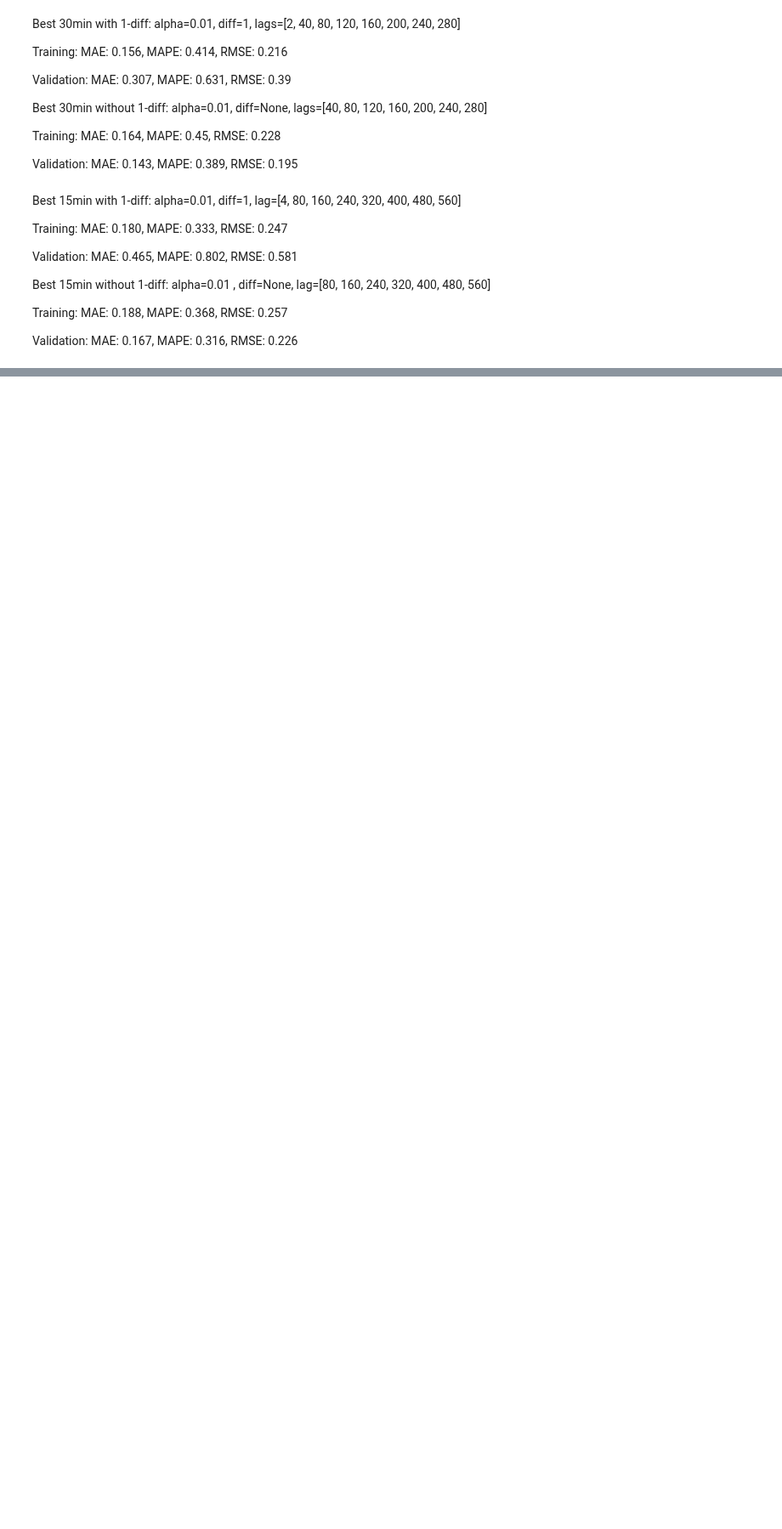
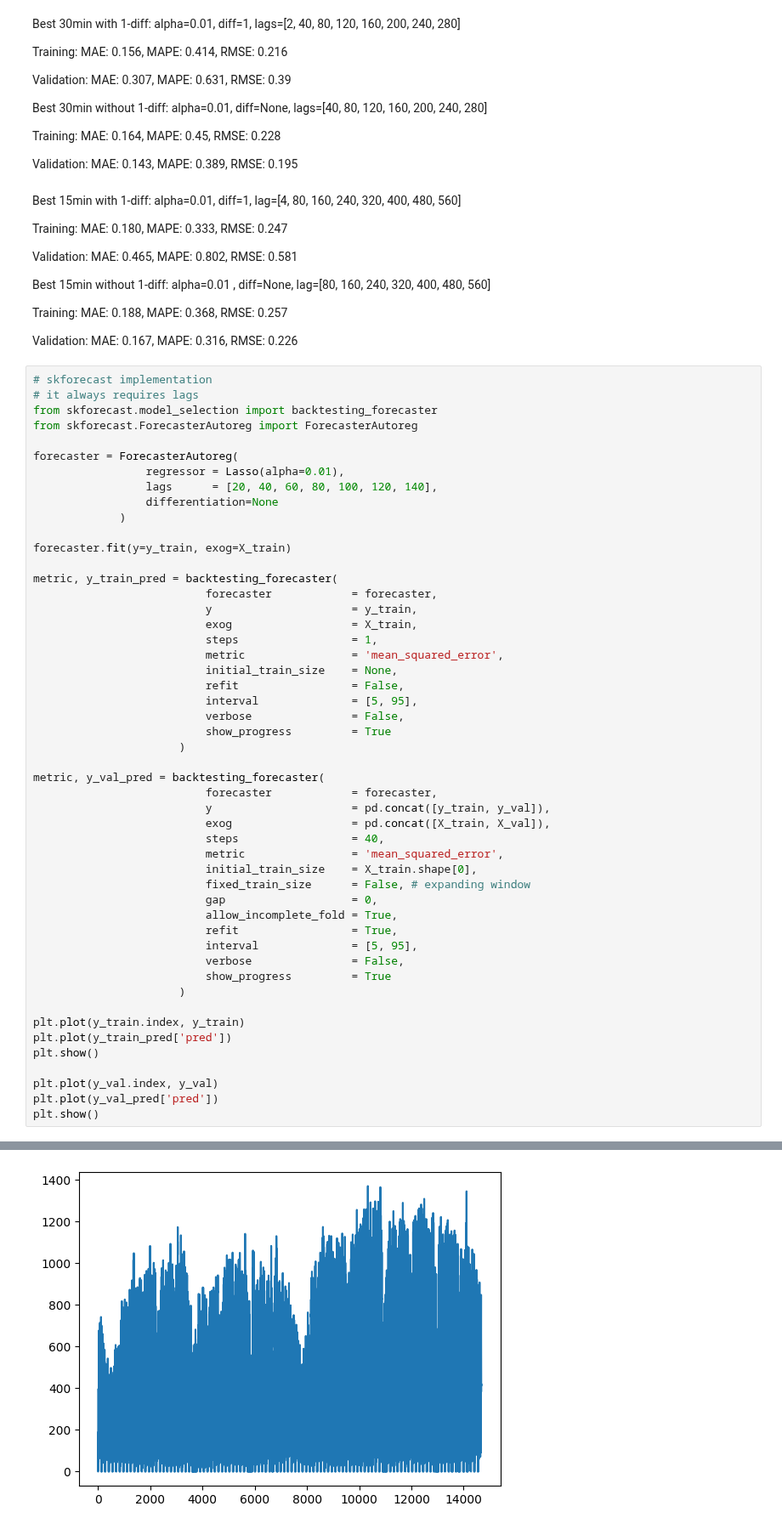
Before and after one commit to andr830g/Machine-Learning-Passenger-Forecasting, a Jupyter notebook: TimeSeriesModelling.ipynb, the cells around one changed output, grey strips where cells are left out. Shown at 85% size. Cells and saved outputs as stored; diff of their text form; blank space fills up the shorter version.

```diff
--- a/TimeSeriesModelling.ipynb
+++ b/TimeSeriesModelling.ipynb
@@ -250,3 +249,54 @@ Best 15min without 1-diff: alpha=0.01 , diff=None, lag=[80, 160, 240, 320, 400,
 Training: MAE: 0.188, MAPE: 0.368, RMSE: 0.257
 
 Validation: MAE: 0.167, MAPE: 0.316, RMSE: 0.226
+# %%
+# skforecast implementation
+# it always requires lags
+from skforecast.model_selection import backtesting_forecaster
+from skforecast.ForecasterAutoreg import ForecasterAutoreg
+
+forecaster = ForecasterAutoreg(
+                 regressor = Lasso(alpha=0.01),
+                 lags      = [20, 40, 60, 80, 100, 120, 140],
+                 differentiation=None
+             )
+
+forecaster.fit(y=y_train, exog=X_train)
+
+metric, y_train_pred = backtesting_forecaster(
+                          forecaster            = forecaster,
+                          y                     = y_train,
+                          exog                  = X_train,
+                          steps                 = 1,
+                          metric                = 'mean_squared_error',
+                          initial_train_size    = None,
+                          refit                 = False,
+                          interval              = [5, 95],
+                          verbose               = False,
+                          show_progress         = True
+                      )
+
+metric, y_val_pred = backtesting_forecaster(
+                          forecaster            = forecaster,
+                          y                     = pd.concat([y_train, y_val]),
+                          exog                  = pd.concat([X_train, X_val]),
+                          steps                 = 40,
+                          metric                = 'mean_squared_error',
+                          initial_train_size    = X_train.shape[0],
+                          fixed_train_size      = False, # expanding window
+                          gap                   = 0,
+                          allow_incomplete_fold = True,
+                          refit                 = True,
+                          interval              = [5, 95],
+                          verbose               = False,
+                          show_progress         = True
+                      )
+
+plt.plot(y_train.index, y_train)
+plt.plot(y_train_pred['pred'])
+plt.show()
+
+plt.plot(y_val.index, y_val)
+plt.plot(y_val_pred['pred'])
+plt.show()
+# %% [output]
@@ -252,0 +304 @@ Validation: MAE: 0.167, MAPE: 0.316, RMSE: 0.226
+[figure, added]
```
Also changed, not shown: parts of 3 cells of this notebook, 2 other files.
